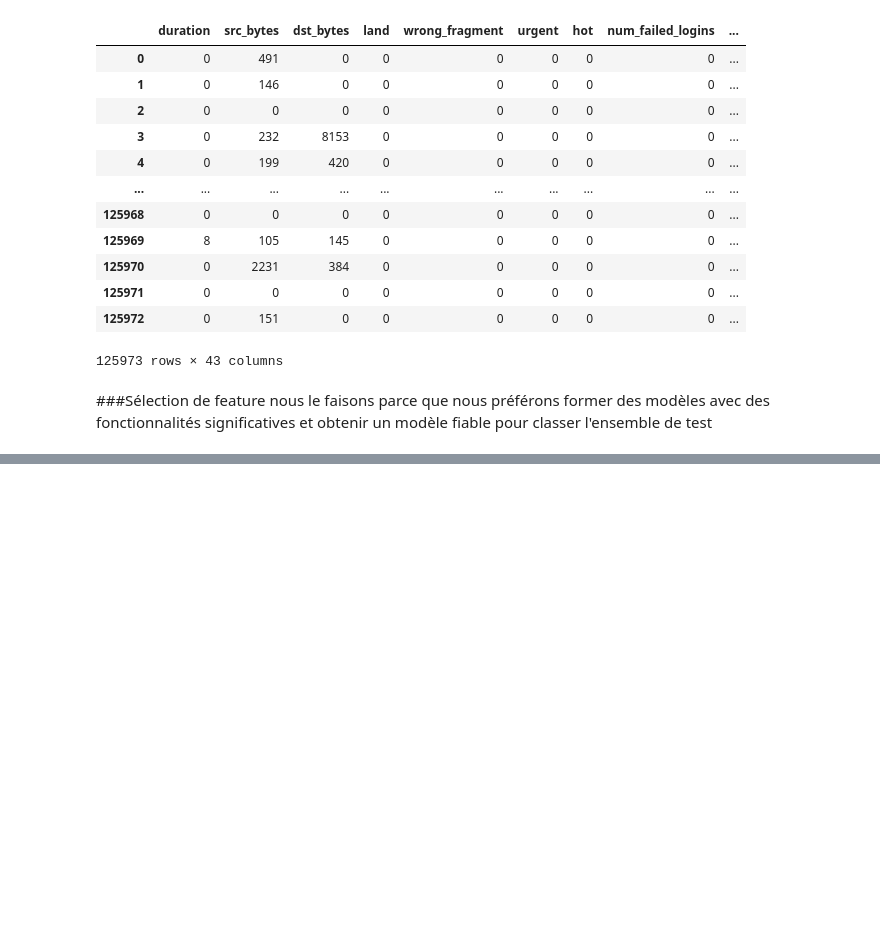
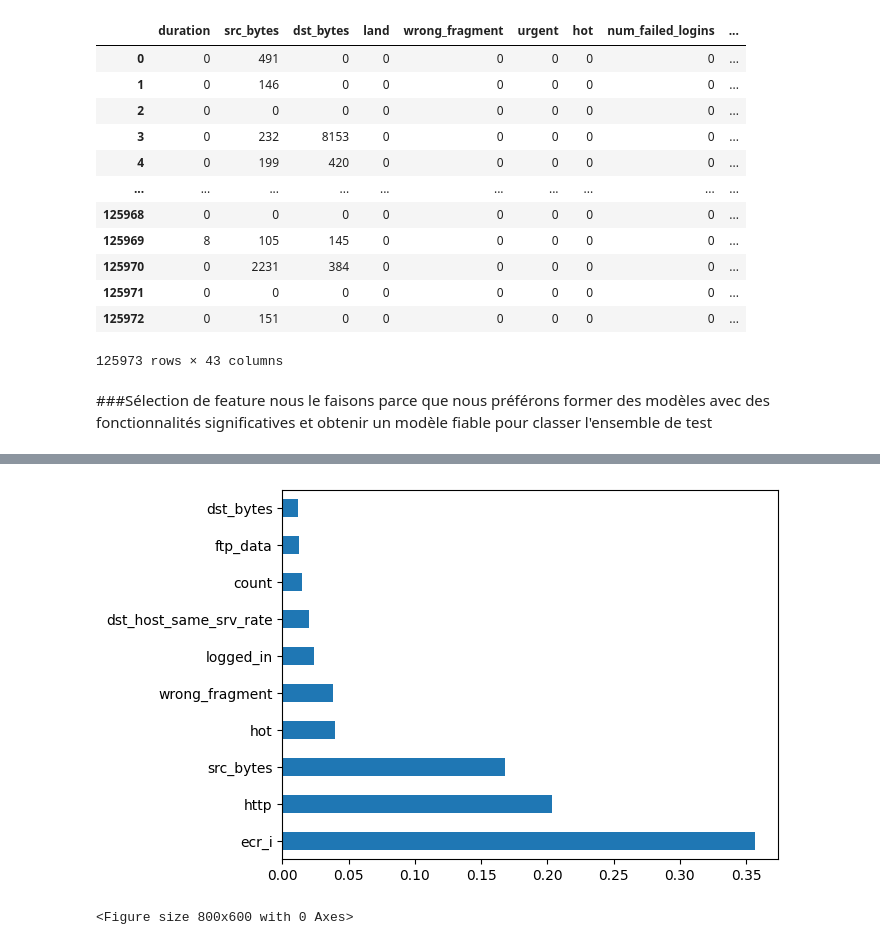
Before and after one commit to oubaidasonde/network-intrusion-detection-byTensorflow-, a Jupyter notebook: notebook/Intrusion.ipynb, the cells around one changed output, grey strips where cells are left out. Drawn from its saved outputs; the diff is of its cells as text; code cells hidden in the pictures; blank space fills up the shorter version.

```diff
--- a/notebook/Intrusion.ipynb
+++ b/notebook/Intrusion.ipynb
@@ -633,0 +645,7 @@ nous le faisons parce que nous préférons former des modèles avec des fonction
+# %%
+#dataset_bin inclut des fonctionnalités de trou (avec des fonctionnalités non numériques codées telles que des services,  protocole et flag) avec des étiquettes binaires
+dataset_bin = bin_data_train.copy()
+y_train_bin= dataset_bin[['intrusion']]
+X_train_bin= dataset_bin.drop(labels=['intrusion'], axis=1)
+
+print('X_train a une dimension de:',X_train_bin.shape,'\ny_train a une dimension:',y_train_bin.shape)
@@ -633,0 +856,7 @@ nous le faisons parce que nous préférons former des modèles avec des fonction
+# %%
+import xgboost
+import matplotlib.pyplot as plt
+
+model = xgboost.XGBClassifier()
+model.fit(X_train_bin,y_train_bin)
+print(model.feature_importances_)
@@ -633,0 +881,12 @@ nous le faisons parce que nous préférons former des modèles avec des fonction
+# %%
+# tracer le graphique des importances des fonctionnalités pour une meilleure visualisation
+#feature selection of numeric dataser
+
+feat_imp = pd.Series(model.feature_importances_, index=X_train_bin.columns)
+feat_imp.nlargest(10).plot(kind='barh')
+
+plt.figure(figsize=(8,6))
+plt.show()
+# %% [output]
+[figure, added]
+<Figure size 800x600 with 0 Axes>
```
Also changed, not shown: parts of 96 cells of this notebook, 8 other files.
